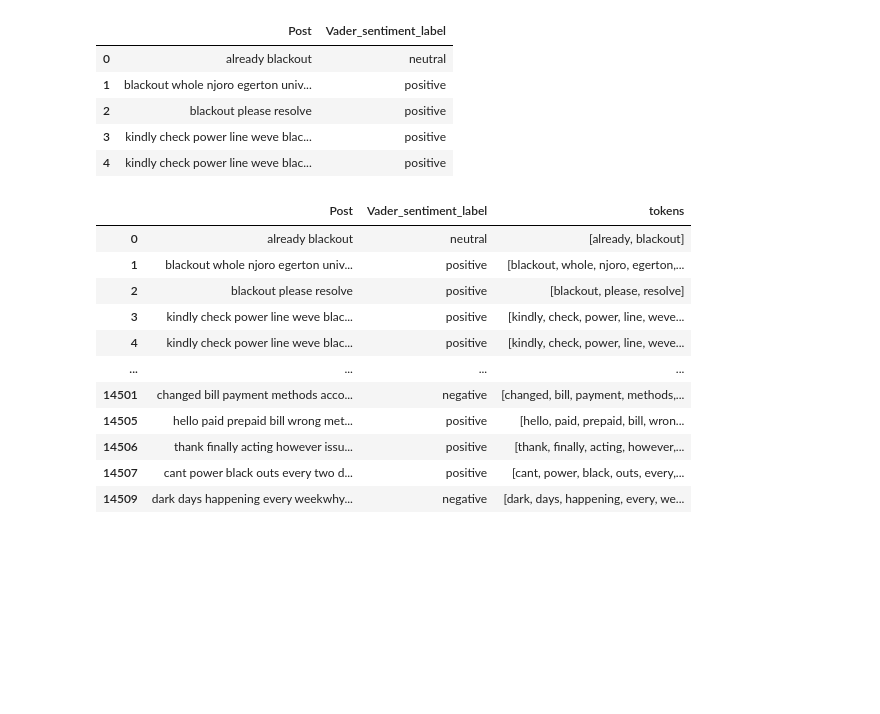
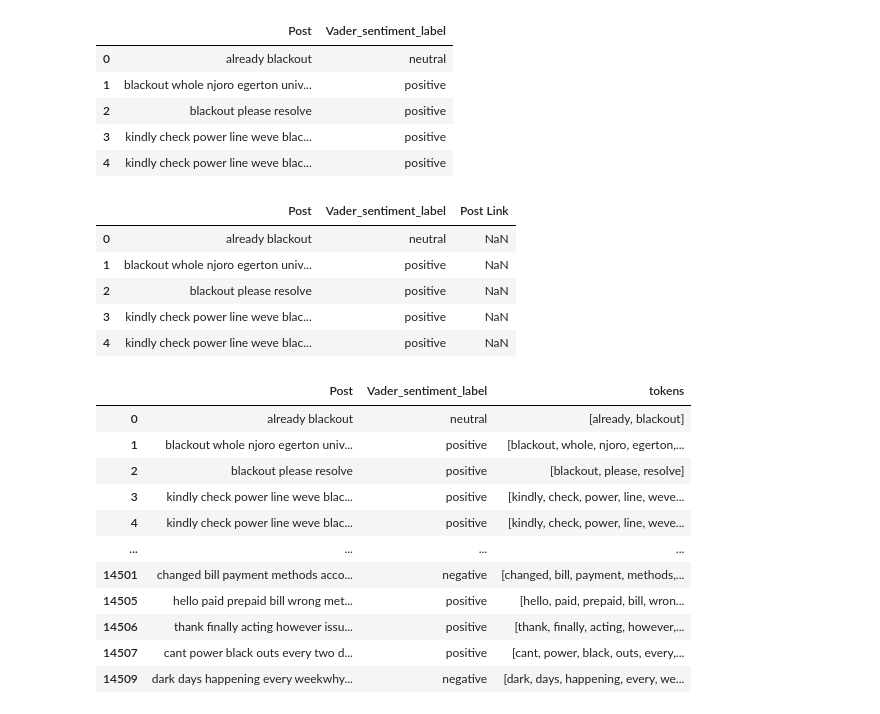
Before and after one commit to clydeochieng/Sentiment-Analysis-on-Kenya-Power-Customer-Experience, a Jupyter notebook: index.ipynb, the cells around one changed output. Saved outputs shown, nothing was run; the diff lists cells and outputs as text; code cells hidden in the pictures; blank space fills up the shorter version.

```diff
--- a/index.ipynb
+++ b/index.ipynb
@@ -547,6 +547,16 @@ processed_df.head()
 | 2 | blackout please resolve | positive |
 | 3 | kindly check power line weve blac... | positive |
 | 4 | kindly check power line weve blac... | positive |
+# %%
+df_combined = processed_df.merge(combined_df[['Post', 'Post Link']], on='Post', how='left')
+df_combined.head()
+# %% [output]
+|  | Post | Vader_sentiment_label | Post Link |
+| 0 | already blackout | neutral | NaN |
+| 1 | blackout whole njoro egerton univ... | positive | NaN |
+| 2 | blackout please resolve | positive | NaN |
+| 3 | kindly check power line weve blac... | positive | NaN |
+| 4 | kindly check power line weve blac... | positive | NaN |
 # %%
 # Tokenize the text in the 'Post' column
 processed_df['tokens'] = processed_df['Post'].apply(word_tokenize)
```
Also changed, not shown: parts of 2 cells of this notebook, 4 other files.
